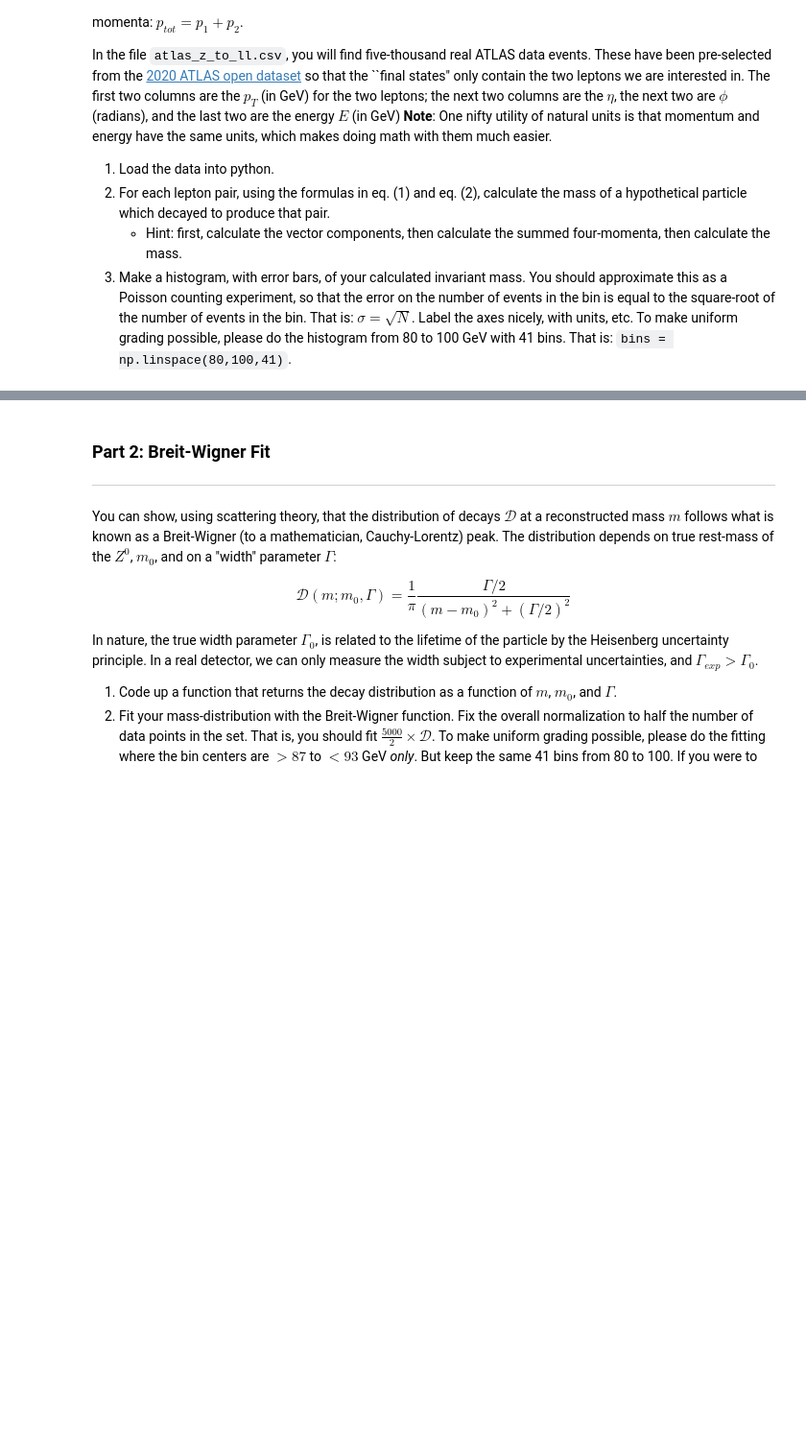
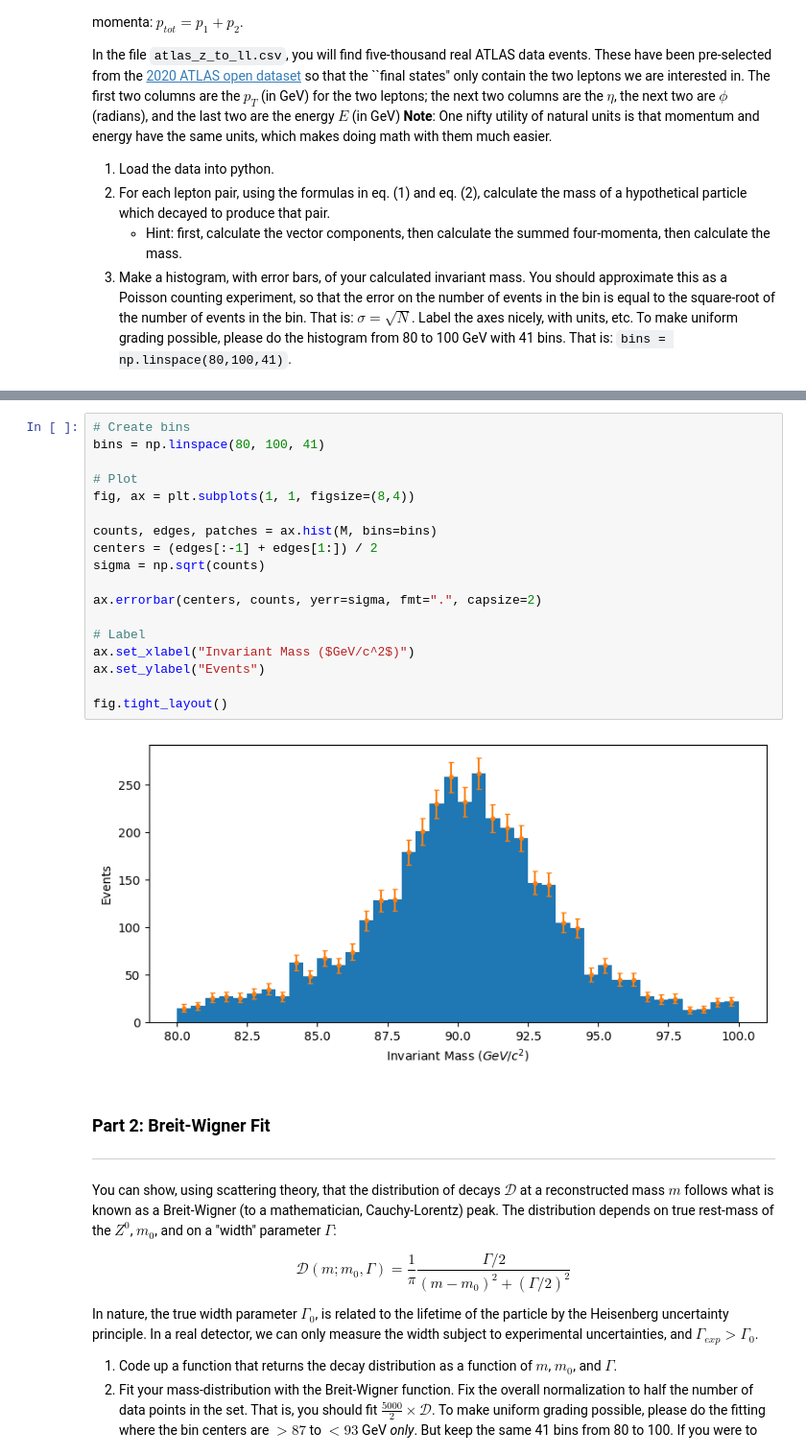
Before and after one commit to zgott06/PHYS265-spring26, a Jupyter notebook: Lab2/lab2.ipynb, the cells around one changed output, grey strips where cells are left out. Shown at 96% size. Saved outputs shown, nothing was run; the diff lists cells and outputs as text; blank space fills up the shorter version.

```diff
--- a/Lab2/lab2.ipynb
+++ b/Lab2/lab2.ipynb
@@ -163,3 +151,23 @@ Length: 5000, dtype: float64
+# %%
+# Create bins
+bins = np.linspace(80, 100, 41)
+
+# Plot
+fig, ax = plt.subplots(1, 1, figsize=(8,4))
+
+counts, edges, patches = ax.hist(M, bins=bins)
+centers = (edges[:-1] + edges[1:]) / 2
+sigma = np.sqrt(counts)
+
+ax.errorbar(centers, counts, yerr=sigma, fmt=".", capsize=2)
+
+# Label
+ax.set_xlabel("Invariant Mass ($GeV/c^2$)")
+ax.set_ylabel("Events")
+
+fig.tight_layout()
+# %% [output]
+[figure, added]
 # %% [markdown]
 ### Part 2: Breit-Wigner Fit
 ------
```
Also changed, not shown: parts of 5 cells of this notebook.
